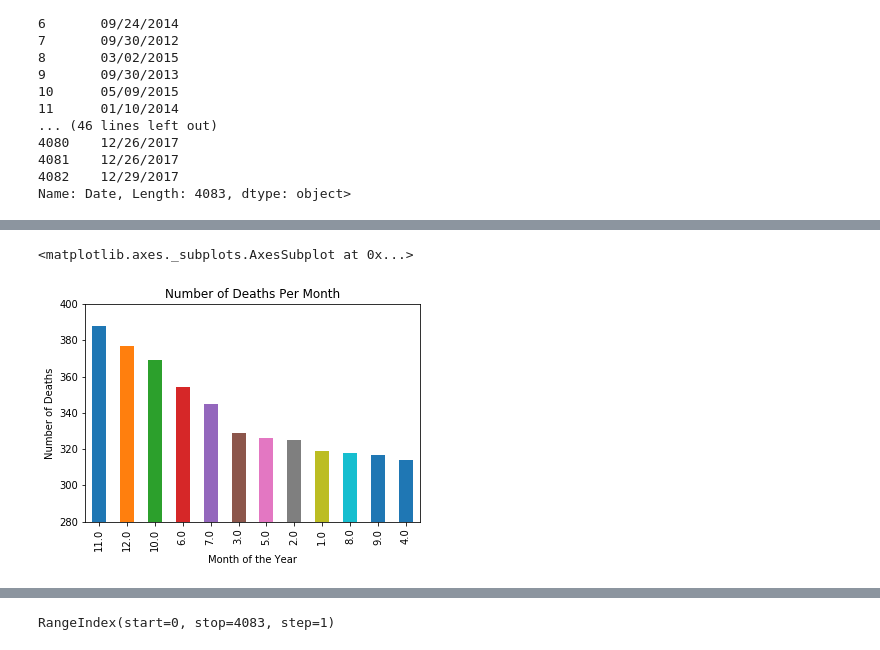
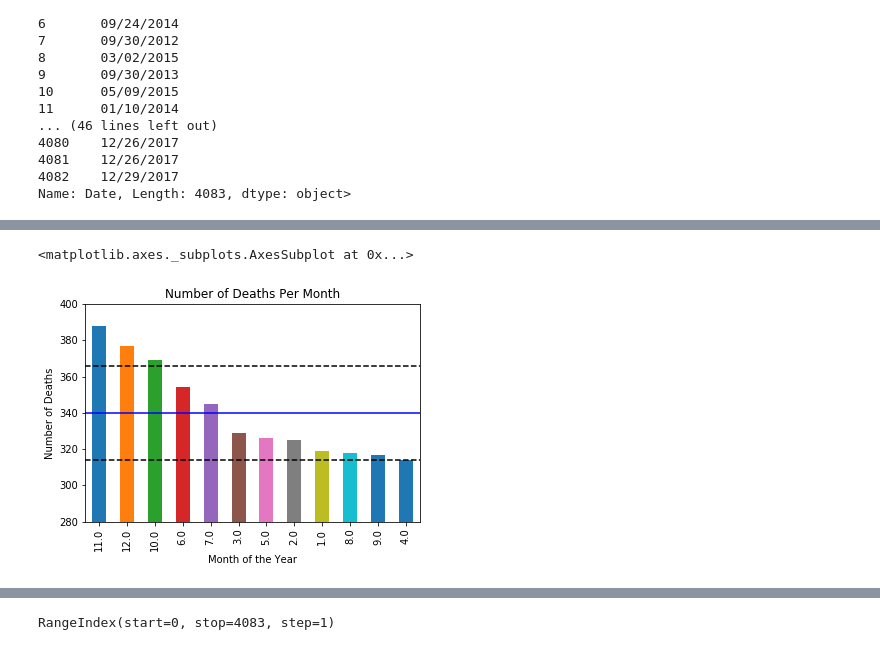
Before and after one commit to jtillis0317/Drills-and-Projects, a Jupyter notebook: Capstone.Unit4.ipynb, the cells around one changed output, grey strips where cells are left out. Cells and saved outputs as stored; diff of their text form; code cells hidden in the pictures.

```diff
--- a/Capstone.Unit4.ipynb
+++ b/Capstone.Unit4.ipynb
@@ -38,0 +46,5 @@ Index(['CaseNumber', 'Date', 'Sex', 'Race', 'Age', 'Residence City',
+# %%
+x = df["Age"]
+#plt.tick_params(axis = "x", which="both", bottom=False, labelbottom=False)
+#plt.xticks(np.arange(0, 90, 5))
+x.value_counts().plot.bar()
@@ -198,2 +279,2 @@ df["Month"] = pd.to_datetime(df["Date"]).dt.month
 # %%
-df["Month"].value_counts().sort_values()
+df_month = df["Month"].value_counts().sort_values()
@@ -213,0 +281,2 @@ Name: Month, dtype: int64
+# %%
+df_month.index = df_month.index.astype(int)
@@ -214,10 +313,16 @@ Name: Month, dtype: int64
 # %%
 plt.ylabel("Number of Deaths")
 plt.xlabel("Month of the Year")
+my_xticks = ["November", "December", "October", "June", "July", "March", "May",
+             "February", "January", "August", "September", "April"]
+plt.xticks(x, my_xticks)
 plt.title("Number of Deaths Per Month")
+plt.axhline(340, color="blue")
+plt.axhline(df_month.mean() + df_month.std(), color = "black", linestyle = "dashed")
+plt.axhline(df_month.mean() - df_month.std(), color = "black", linestyle = "dashed")
 plt.ylim(280, 400)
 df["Month"].value_counts().plot.bar()
 # %% [output]
 <matplotlib.axes._subplots.AxesSubplot at 0x...>
-[figure, old version]
+[figure, new version]
 # %%
```
Also changed, not shown: parts of 30 cells of this notebook.
